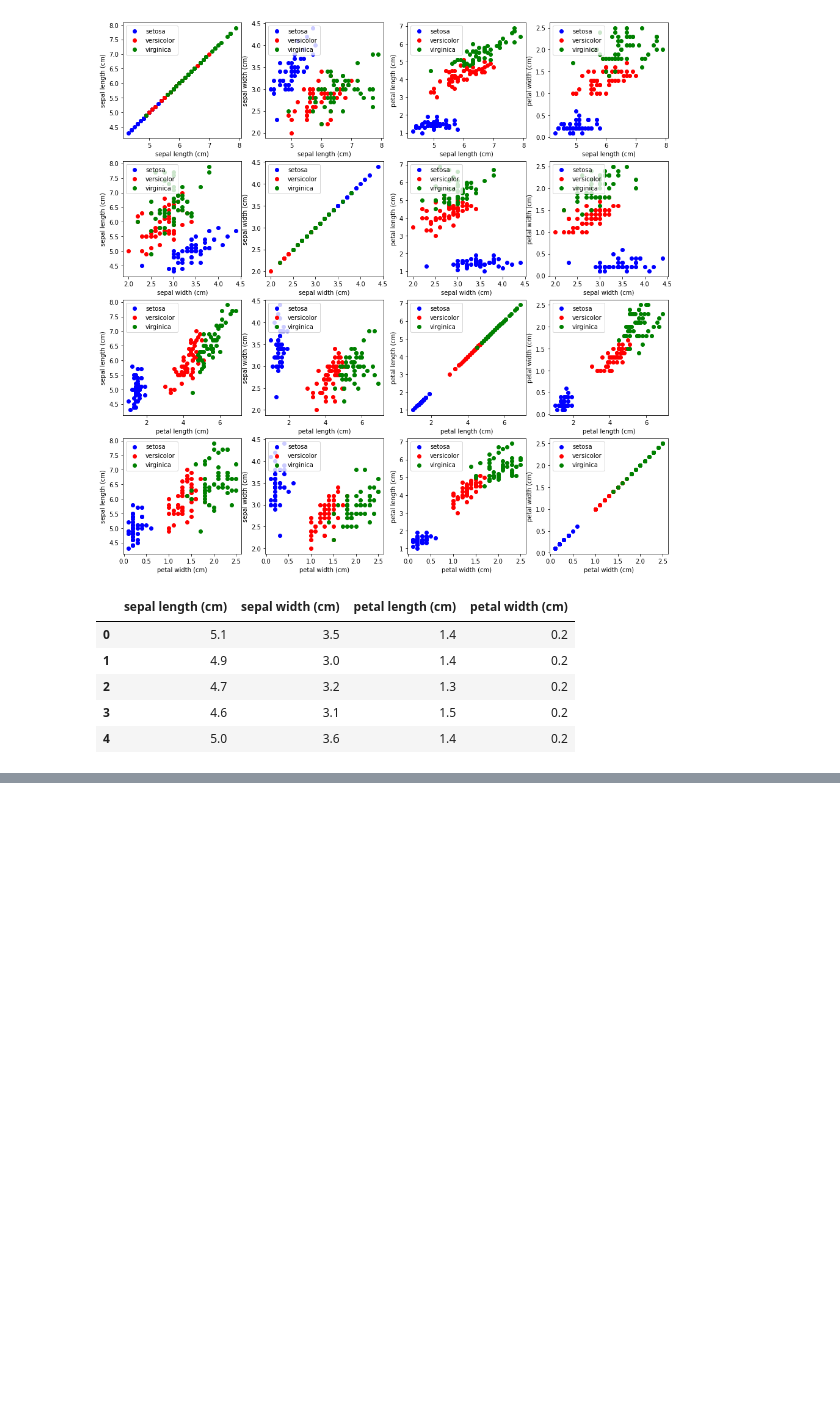
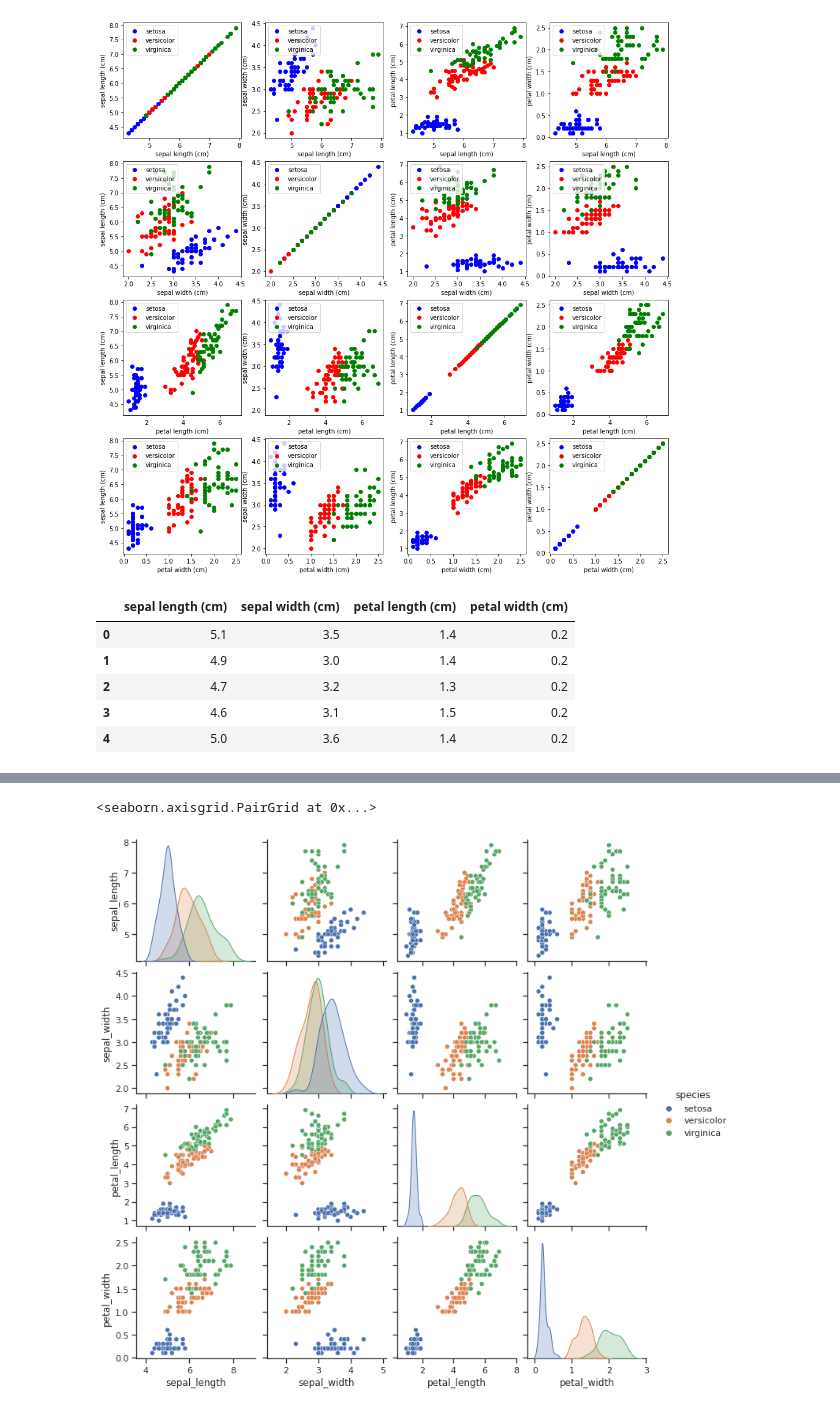
Before and after one commit to raviakasapu/MachineLearning, a Jupyter notebook: Machine_Learning_HelloWorld_Iris_dataset.ipynb, the cells around one changed output, grey strips where cells are left out. Saved outputs shown, nothing was run; the diff lists cells and outputs as text; code cells hidden in the pictures; blank space fills up the shorter version.

```diff
--- a/Machine_Learning_HelloWorld_Iris_dataset.ipynb
+++ b/Machine_Learning_HelloWorld_Iris_dataset.ipynb
@@ -179,0 +181,15 @@ array([[<matplotlib.axes._subplots.AxesSubplot object at 0x...>,
+# %%
+import seaborn as sns
+#sns.set(style="ticks", color_codes=True)
+import matplotlib.pyplot as plt
+%matplotlib inline
+
+X = iris.data
+y = iris.target
+df = pd.DataFrame(X, columns = iris.feature_names)
+
+iris2 = sns.load_dataset("iris")
+sns.pairplot(iris2, hue="species")
+# %% [output]
+<seaborn.axisgrid.PairGrid at 0x...>
+[figure, added]
```
Also changed, not shown: parts of 1 cell of this notebook.
